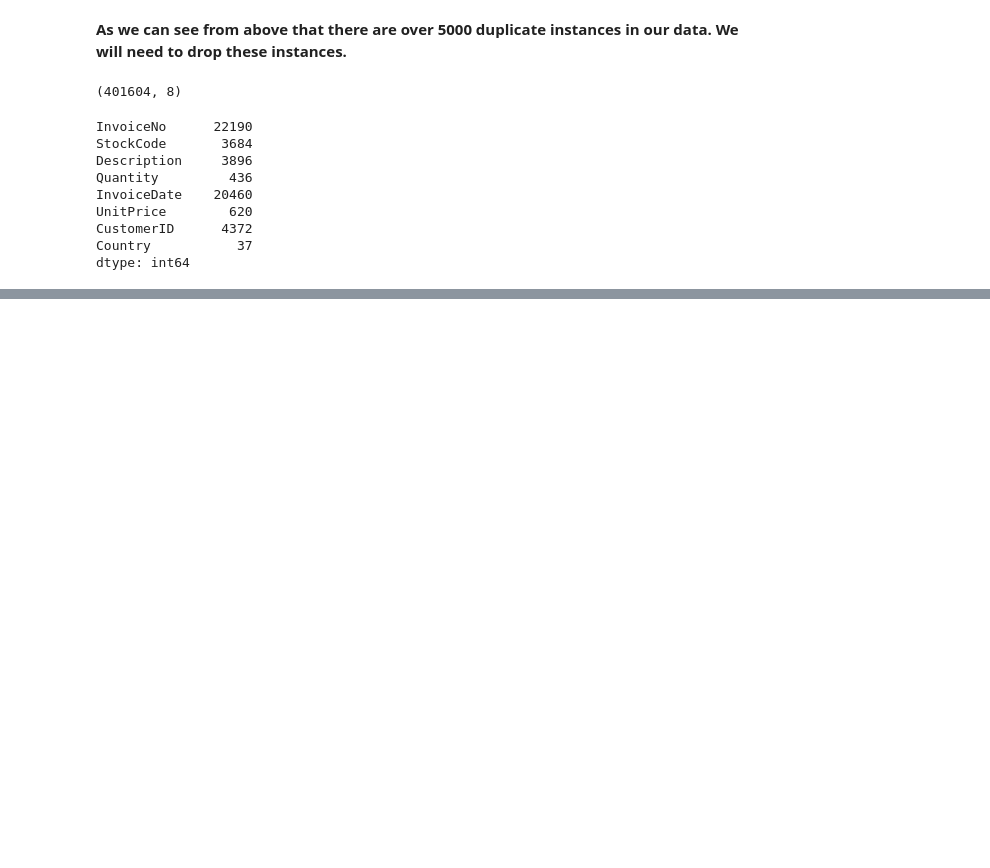
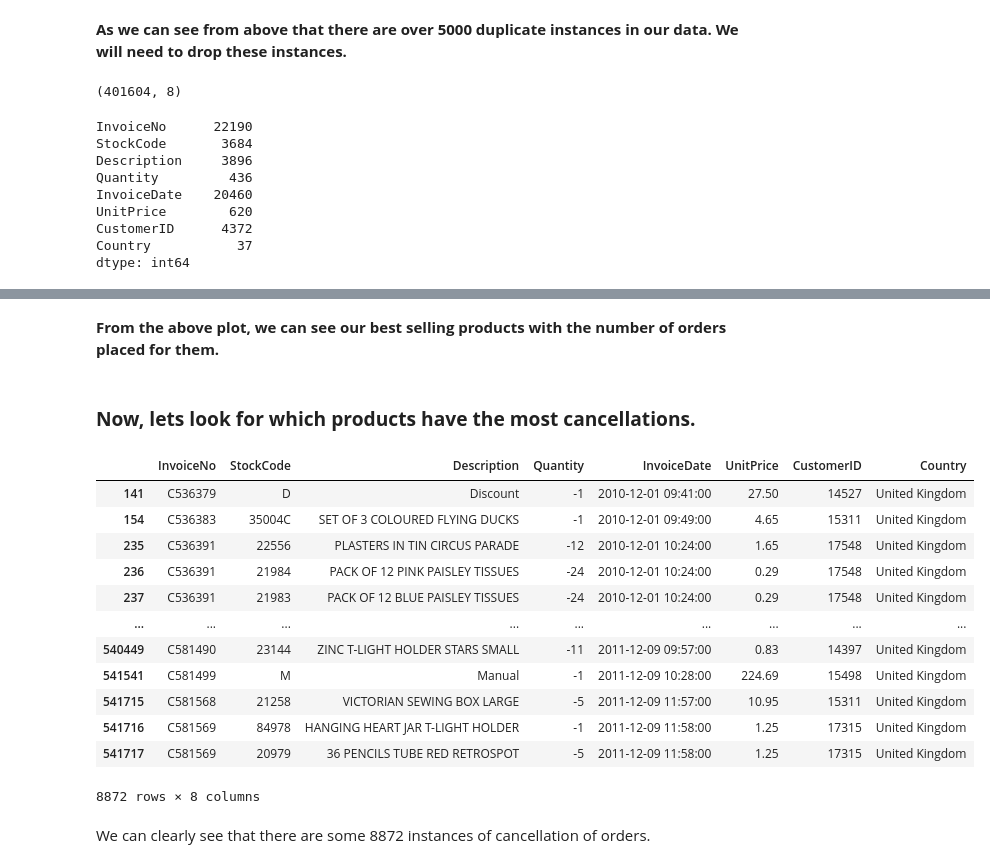
Before and after one commit to gopaljigupta45/Online_Retail_Customer_Segmentation, a Jupyter notebook: Online_Retail_Customer_Segmentation_Capstone_Project_GOPAL_JI_GUPTA_.ipynb, the cells around one changed output, grey strips where cells are left out. Drawn from its saved outputs; the diff is of its cells as text; code cells hidden in the pictures; blank space fills up the shorter version.

```diff
--- a/Online_Retail_Customer_Segmentation_Capstone_Project_GOPAL_JI_GUPTA_.ipynb
+++ b/Online_Retail_Customer_Segmentation_Capstone_Project_GOPAL_JI_GUPTA_.ipynb
@@ -201,0 +280,25 @@ dtype: int64
+# %% [markdown]
+**From the above plot, we can see our best selling products with the number of orders placed for them.**
+# %% [markdown]
+### **Now, lets look for which products have the most cancellations.**
+# %%
+# Let us now look at the number of canceled orders in the data.
+# The invoice no. for cancelled orders starts with C. We can use this to retrieve details about cancelled orders.
+
+df[df["InvoiceNo"].str.startswith('C', na=False)]         # here we use boolean indexing to get only those instances whose invoice no. starts with C.
+# %% [output]
+|  | InvoiceNo | StockCode | Description | Quantity | InvoiceDate | UnitPrice | CustomerID | Country |
+| 141 | C536379 | D | Discount | -1 | 2010-12-01 09:41:00 | 27.50 | 14527 | United Kingdom |
+| 154 | C536383 | 35004C | SET OF 3 COLOURED FLYING DUCKS | -1 | 2010-12-01 09:49:00 | 4.65 | 15311 | United Kingdom |
+| 235 | C536391 | 22556 | PLASTERS IN TIN CIRCUS PARADE | -12 | 2010-12-01 10:24:00 | 1.65 | 17548 | United Kingdom |
+| 236 | C536391 | 21984 | PACK OF 12 PINK PAISLEY TISSUES | -24 | 2010-12-01 10:24:00 | 0.29 | 17548 | United Kingdom |
+| 237 | C536391 | 21983 | PACK OF 12 BLUE PAISLEY TISSUES | -24 | 2010-12-01 10:24:00 | 0.29 | 17548 | United Kingdom |
+| ... | ... | ... | ... | ... | ... | ... | ... | ... |
+| 540449 | C581490 | 23144 | ZINC T-LIGHT HOLDER STARS SMALL | -11 | 2011-12-09 09:57:00 | 0.83 | 14397 | United Kingdom |
+| 541541 | C581499 | M | Manual | -1 | 2011-12-09 10:28:00 | 224.69 | 15498 | United Kingdom |
+| 541715 | C581568 | 21258 | VICTORIAN SEWING BOX LARGE | -5 | 2011-12-09 11:57:00 | 10.95 | 15311 | United Kingdom |
+| 541716 | C581569 | 84978 | HANGING HEART JAR T-LIGHT HOLDER | -1 | 2011-12-09 11:58:00 | 1.25 | 17315 | United Kingdom |
+| 541717 | C581569 | 20979 | 36 PENCILS TUBE RED RETROSPOT | -5 | 2011-12-09 11:58:00 | 1.25 | 17315 | United Kingdom |
+8872 rows × 8 columns
+# %% [markdown]
+We can clearly see that there are some 8872 instances of cancellation of orders.
```
Also changed, not shown: parts of 14 cells of this notebook.
